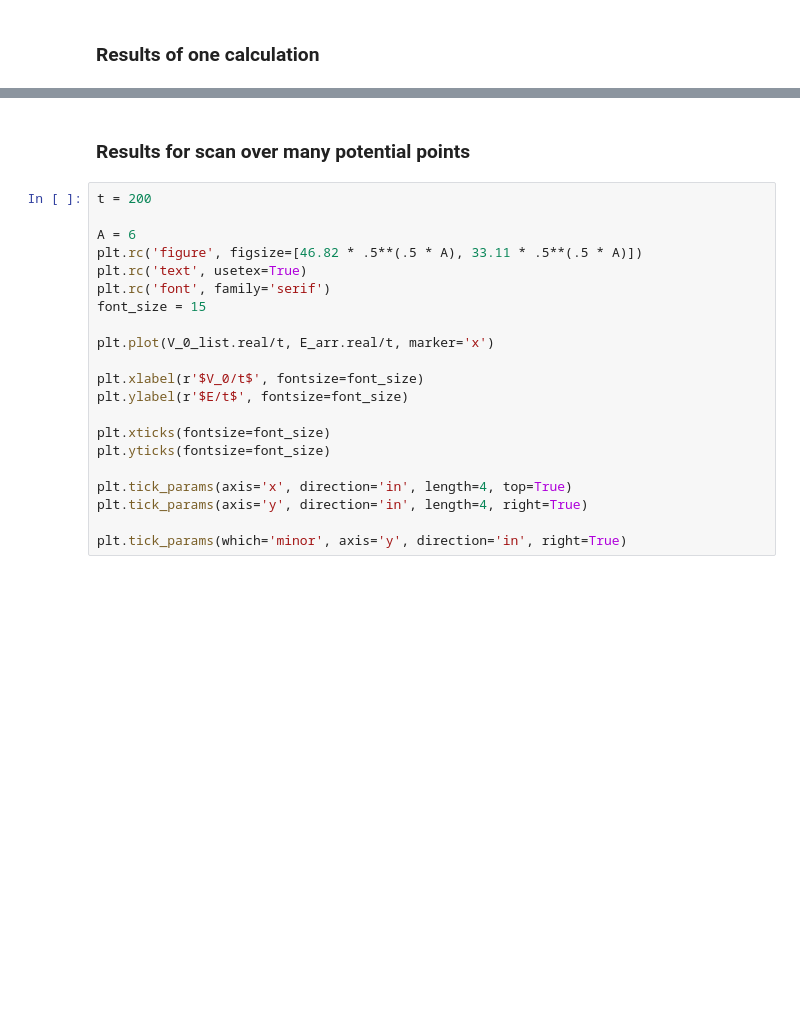
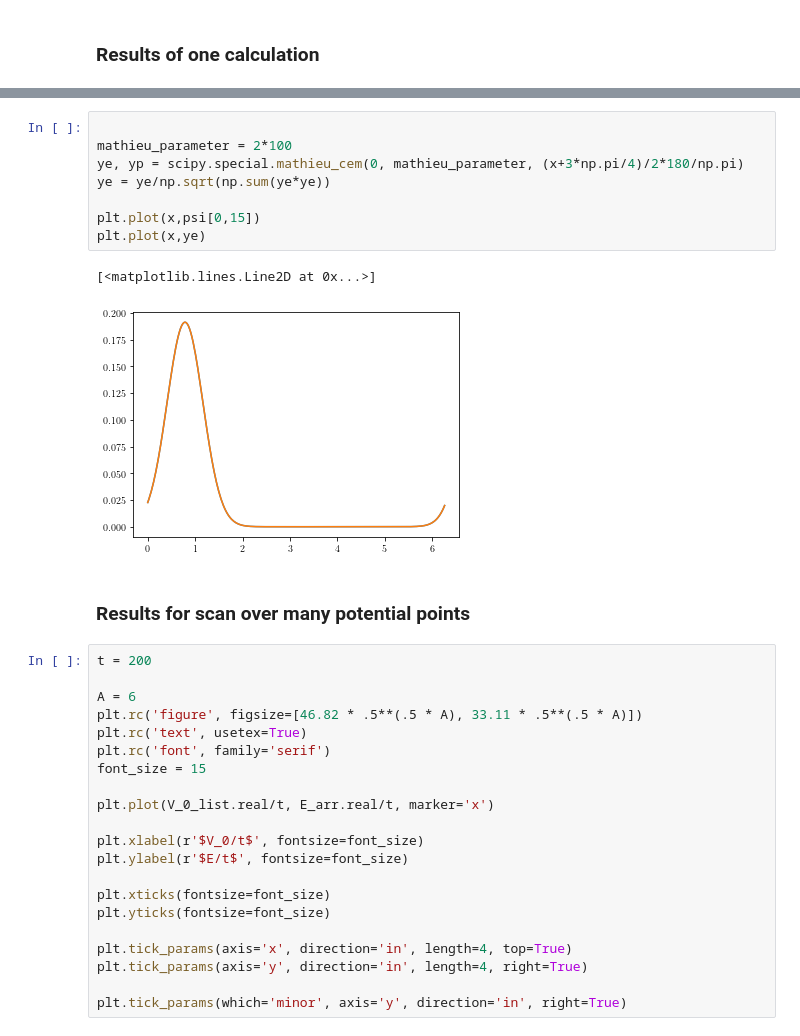
Before and after one commit to Progklui/rotor_lattice_models, a Jupyter notebook: calculation_check.ipynb, the cells around one changed output, grey strips where cells are left out. Saved outputs shown, nothing was run; the diff lists cells and outputs as text; blank space fills up the shorter version.

```diff
--- a/calculation_check.ipynb
+++ b/calculation_check.ipynb
@@ -248,3 +249,14 @@ Tx = (-0.7121298685139429-3.4666738998970245e-33j)  Ty = (-0.7121298685139462-5.
+# %%
+
+mathieu_parameter = 2*100
+ye, yp = scipy.special.mathieu_cem(0, mathieu_parameter, (x+3*np.pi/4)/2*180/np.pi)
+ye = ye/np.sqrt(np.sum(ye*ye))
+
+plt.plot(x,psi[0,15])
+plt.plot(x,ye)
+# %% [output]
+[<matplotlib.lines.Line2D at 0x...>]
+[figure, added]
 # %% [markdown]
 ### Results for scan over many potential points
 # %%
```
Also changed, not shown: parts of 2 cells of this notebook, 1 other file.
